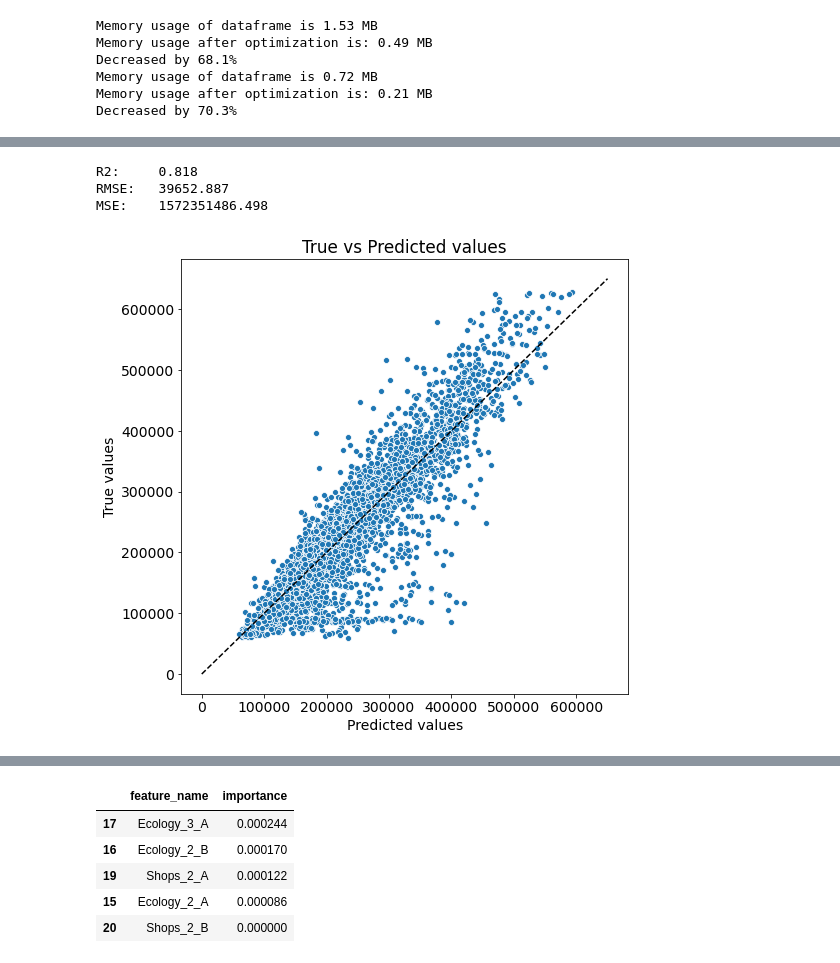
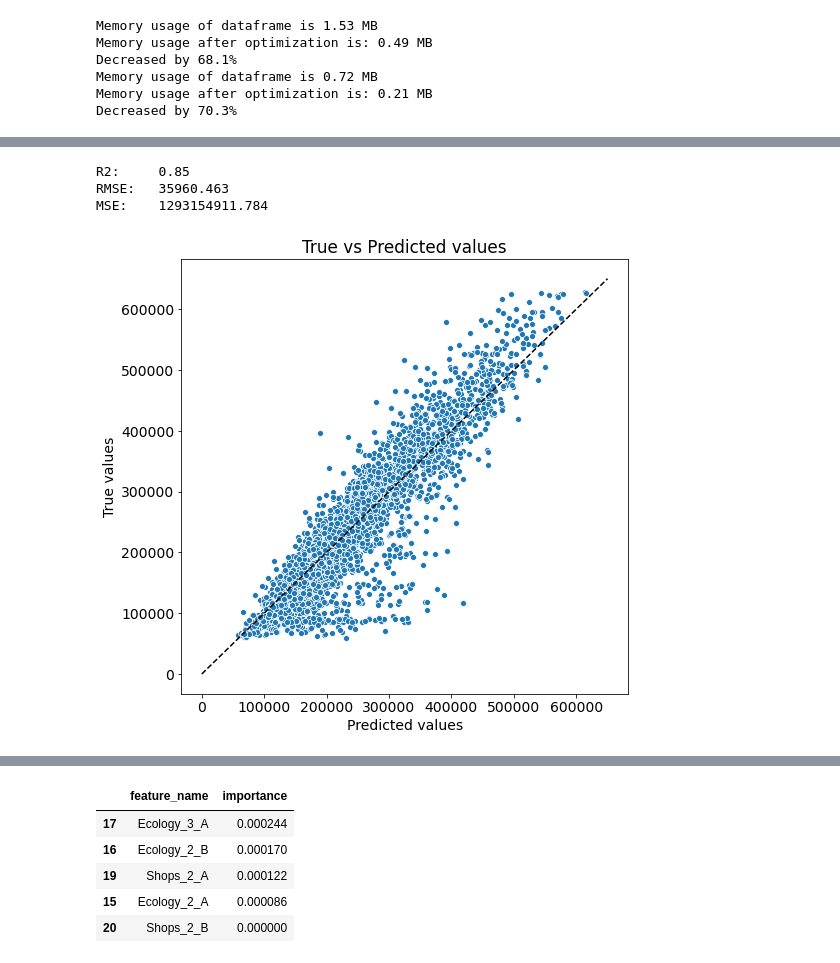
Before and after one commit to albul-k/gb_python_data_science_libs, a Jupyter notebook: course_work_train.ipynb, the cells around one changed output, grey strips where cells are left out. Drawn from its saved outputs; the diff is of its cells as text; code cells hidden in the pictures.

```diff
--- a/course_work_train.ipynb
+++ b/course_work_train.ipynb
@@ -232,8 +234,8 @@ df.describe().T
 # %%
-feature_names = ['AverageSquareMeterPrice', 'DistrictId_counts', 'Rooms', 'Square', 'LifeSquare', 'KitchenSquare', 'Floor', 'HouseFloor', 'HouseYear',
-                 'Ecology_1', 'Social_1', 'Social_2', 'Social_3', 'Helthcare_2', 'Shops_1',
-                 'Ecology_2_A', 'Ecology_2_B', 'Ecology_3_A', 'Ecology_3_B', 'Shops_2_A', 'Shops_2_B']
-
+feature_names = ['AverageSquareMeterPrice', 'DistrictId_counts', 'Rooms', 'Square', 'LifeSquare', 'KitchenSquare', 'Floor',
+                    'HouseFloor', 'HouseYear', 'Helthcare_2', 'Ecology_1', 'Social_1', 'Social_2', 'Social_3',
+                    'Shops_1', 'Ecology_2_A', 'Ecology_2_B', 'Ecology_3_A', 'Ecology_3_B', 'Shops_2_A', 'Shops_2_B',
+                    'AverageHealthcare_1']
 target_name = 'Price'
 # %%
 df = df[feature_names + [target_name]]
@@ -349,19 +351,19 @@ gs.best_score_
 # %%
 final_model = GradientBoostingRegressor(criterion='mse',
-                                        max_depth=3,
+                                        max_depth=5,
                                         min_samples_leaf=10,
                                         random_state=42,
-                                        n_estimators=200)
+                                        n_estimators=100)
 
 final_model.fit(X_train, y_train)
 
 y_train_preds = final_model.predict(X_train)
 evaluate_preds(y_train, y_train_preds)
 # %% [output]
-R2:     0.818
-RMSE:   39652.887
-MSE:    1572351486.498
+R2:     0.85
+RMSE:   35960.463
+MSE:    1293154911.784
-[figure, old version]
+[figure, new version]
 # %%
 y_test_preds = final_model.predict(X_test)
 evaluate_preds(y_test, y_test_preds, save=False)
```
Also changed, not shown: parts of 14 cells of this notebook, 2 other files.
